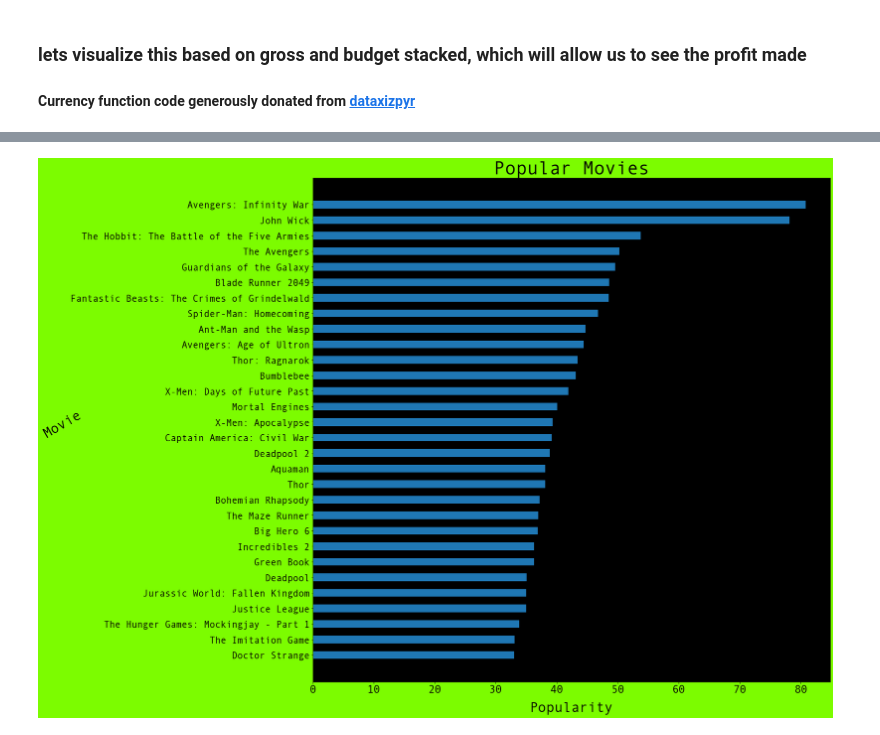
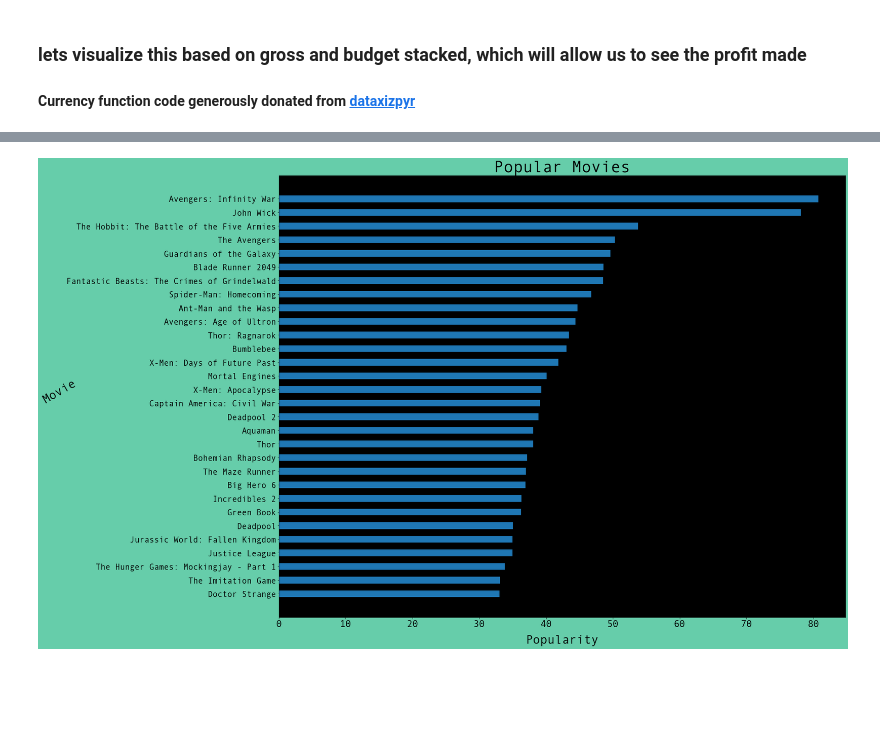
Before and after one commit to patrick-anastasio/Flatiron_DSC-Phase1_Project, a Jupyter notebook: popularity_and_financials.ipynb, the cells around one changed output, grey strips where cells are left out. Drawn from its saved outputs; the diff is of its cells as text; code cells hidden in the pictures; blank space fills up the shorter version.

```diff
--- a/popularity_and_financials.ipynb
+++ b/popularity_and_financials.ipynb
@@ -390,20 +391,21 @@ ax.xaxis.set_major_formatter(currency)
 top_30_popular = popularity_non_null.sort_values(by='popularity', ascending=False).head(30)
 # %%
 fig, ax = plt.subplots()
-fig.set_size_inches(20, 20)
-fig.set_facecolor('lawngreen')
+fig.set_size_inches(25, 20)
+fig.set_facecolor('mediumaquamarine')
 ax.set_facecolor('black')
 ax.barh(top_30_popular['original_title'], width=top_30_popular['popularity'], height=0.5)
 ax.set_xlabel('Popularity', font='Andale Mono', fontsize=30, labelpad=15)
 ax.set_ylabel('Movie', rotation=30, font='Andale Mono', fontsize=30, labelpad=10)
 ax.set_title('Popular Movies', font='Andale Mono', fontsize=40, weight='bold', loc="center", pad=0)
 labels = 'Domestic Gross', 'Budget'
 # ax.legend(labels, fontsize=20, facecolor='lawngreen', loc=7)
 plt.xticks(font='Andale Mono', fontsize=24, weight='bold')
 plt.yticks(font='Andale Mono', fontsize=20, weight='bold')
 ax.invert_yaxis()
+plt.savefig('./images/popularity_score.png', dpi=200, bbox_inches='tight')
 # %% [output]
-[figure, old version]
+[figure, new version]
 # %%
 # Lets check the correlation between popularity an domestic gross
 
```
Also changed, not shown: parts of 11 cells of this notebook, 9 other files.
